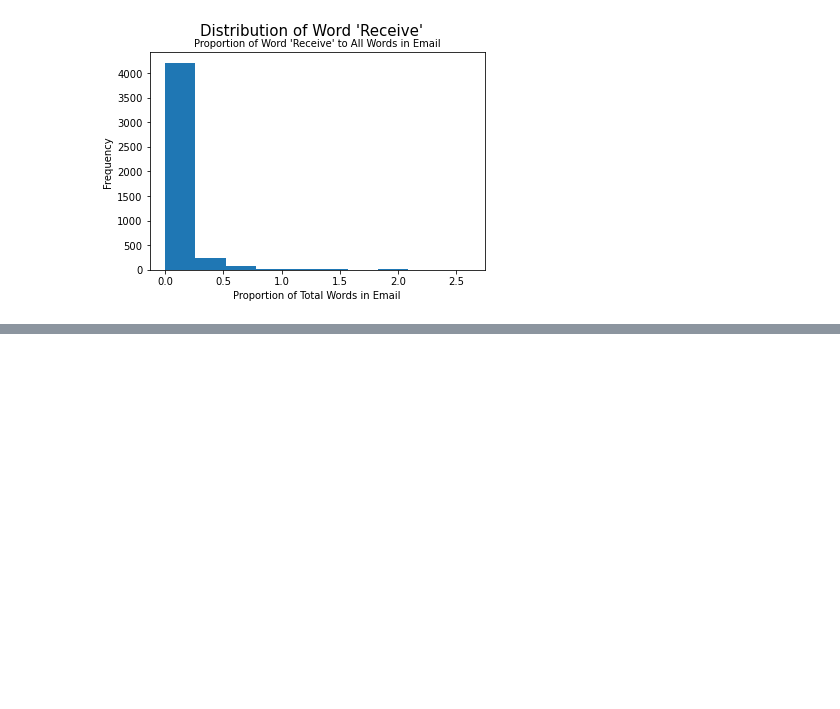
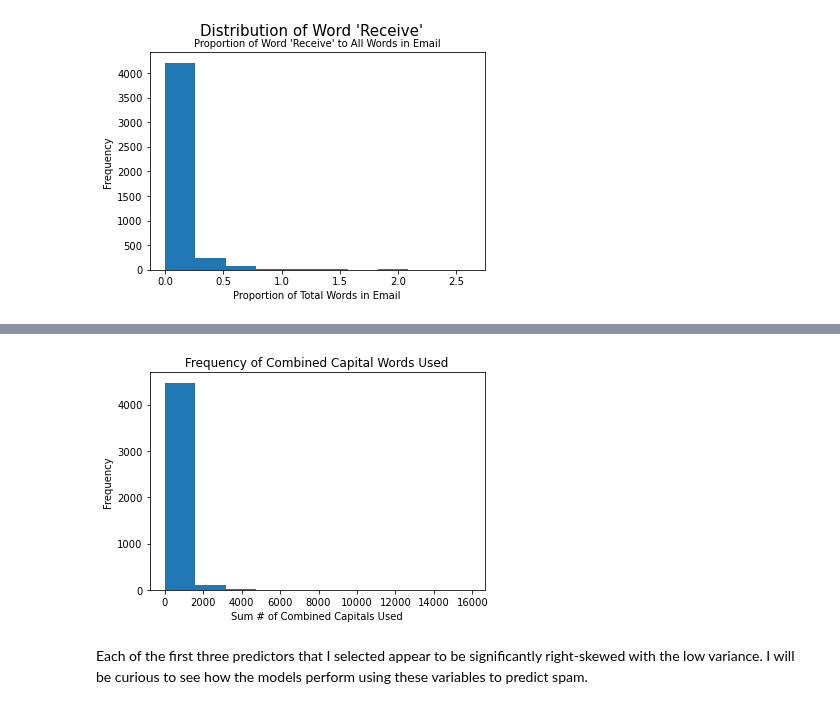
Before and after one commit to gzlupko/gr5073_ML, a Jupyter notebook: midterm/midterm.ipynb, the cells around one changed output, grey strips where cells are left out. Saved outputs shown, nothing was run; the diff lists cells and outputs as text; code cells hidden in the pictures; blank space fills up the shorter version.

```diff
--- a/midterm/midterm.ipynb
+++ b/midterm/midterm.ipynb
@@ -54,0 +64,11 @@ plt.show()
+# %%
+# visualize first variable: 'word_freq_receive:'
+plt.hist(spam_data['capital_run_length_total:'])
+plt.title("Frequency of Combined Capital Words Used")
+plt.ylabel("Frequency")
+plt.xlabel("Sum # of Combined Capitals Used")
+plt.show()
+# %% [output]
+[figure, added]
+# %% [markdown]
+Each of the first three predictors that I selected appear to be significantly right-skewed with the low variance. I will be curious to see how the models perform using these variables to predict spam.
```
Also changed, not shown: parts of 2 cells of this notebook.
